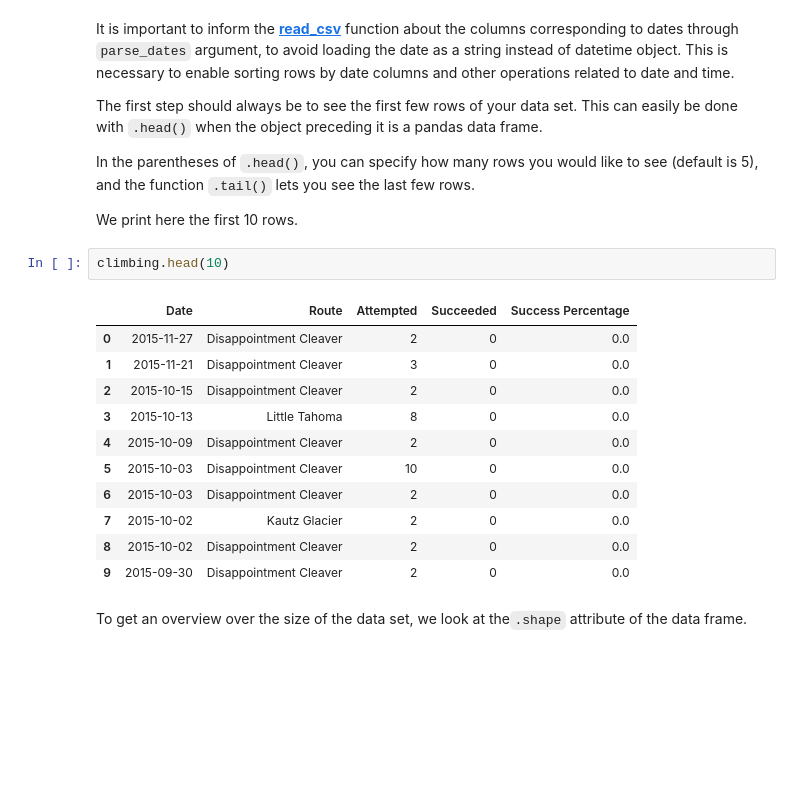
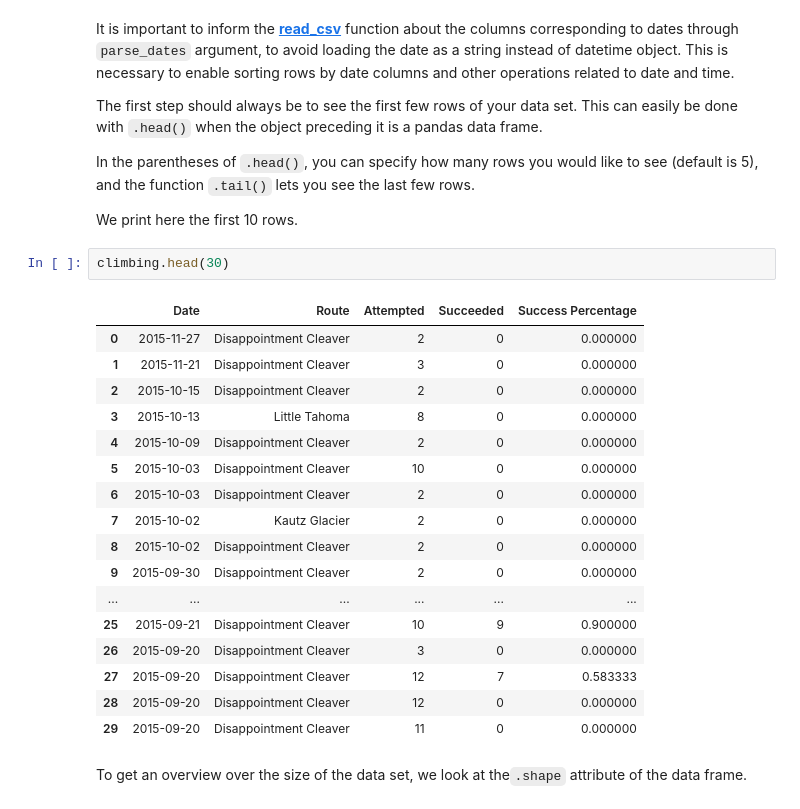
Before and after one commit to SequorIkkyu/MATH60026---Methods-for-Data-Science, a Jupyter notebook: 0-Preliminaries/Data exploration.ipynb, the cells around one changed output. Saved outputs shown, nothing was run; the diff lists cells and outputs as text; blank space fills up the shorter version.

```diff
--- a/0-Preliminaries/Data exploration.ipynb
+++ b/0-Preliminaries/Data exploration.ipynb
@@ -50,19 +49,25 @@ In the parentheses of `.head()`, you can specify how many rows you would like to
 
 We print here the first 10 rows.
 # %%
-climbing.head(10)
+climbing.head(30)
 # %% [output]
 |  | Date | Route | Attempted | Succeeded | Success Percentage |
-| 0 | 2015-11-27 | Disappointment Cleaver | 2 | 0 | 0.0 |
-| 1 | 2015-11-21 | Disappointment Cleaver | 3 | 0 | 0.0 |
-| 2 | 2015-10-15 | Disappointment Cleaver | 2 | 0 | 0.0 |
-| 3 | 2015-10-13 | Little Tahoma | 8 | 0 | 0.0 |
-| 4 | 2015-10-09 | Disappointment Cleaver | 2 | 0 | 0.0 |
-| 5 | 2015-10-03 | Disappointment Cleaver | 10 | 0 | 0.0 |
-| 6 | 2015-10-03 | Disappointment Cleaver | 2 | 0 | 0.0 |
-| 7 | 2015-10-02 | Kautz Glacier | 2 | 0 | 0.0 |
-| 8 | 2015-10-02 | Disappointment Cleaver | 2 | 0 | 0.0 |
-| 9 | 2015-09-30 | Disappointment Cleaver | 2 | 0 | 0.0 |
+| 0 | 2015-11-27 | Disappointment Cleaver | 2 | 0 | 0.000000 |
+| 1 | 2015-11-21 | Disappointment Cleaver | 3 | 0 | 0.000000 |
+| 2 | 2015-10-15 | Disappointment Cleaver | 2 | 0 | 0.000000 |
+| 3 | 2015-10-13 | Little Tahoma | 8 | 0 | 0.000000 |
+| 4 | 2015-10-09 | Disappointment Cleaver | 2 | 0 | 0.000000 |
+| 5 | 2015-10-03 | Disappointment Cleaver | 10 | 0 | 0.000000 |
+| 6 | 2015-10-03 | Disappointment Cleaver | 2 | 0 | 0.000000 |
+| 7 | 2015-10-02 | Kautz Glacier | 2 | 0 | 0.000000 |
+| 8 | 2015-10-02 | Disappointment Cleaver | 2 | 0 | 0.000000 |
+| 9 | 2015-09-30 | Disappointment Cleaver | 2 | 0 | 0.000000 |
+| ... | ... | ... | ... | ... | ... |
+| 25 | 2015-09-21 | Disappointment Cleaver | 10 | 9 | 0.900000 |
+| 26 | 2015-09-20 | Disappointment Cleaver | 3 | 0 | 0.000000 |
+| 27 | 2015-09-20 | Disappointment Cleaver | 12 | 7 | 0.583333 |
+| 28 | 2015-09-20 | Disappointment Cleaver | 12 | 0 | 0.000000 |
+| 29 | 2015-09-20 | Disappointment Cleaver | 11 | 0 | 0.000000 |
 # %% [markdown]
 To get an overview over the size of the data set, we look at the`.shape` attribute of the data frame.
 # %%
```
Also changed, not shown: parts of 4 cells of this notebook, 1 other file.
